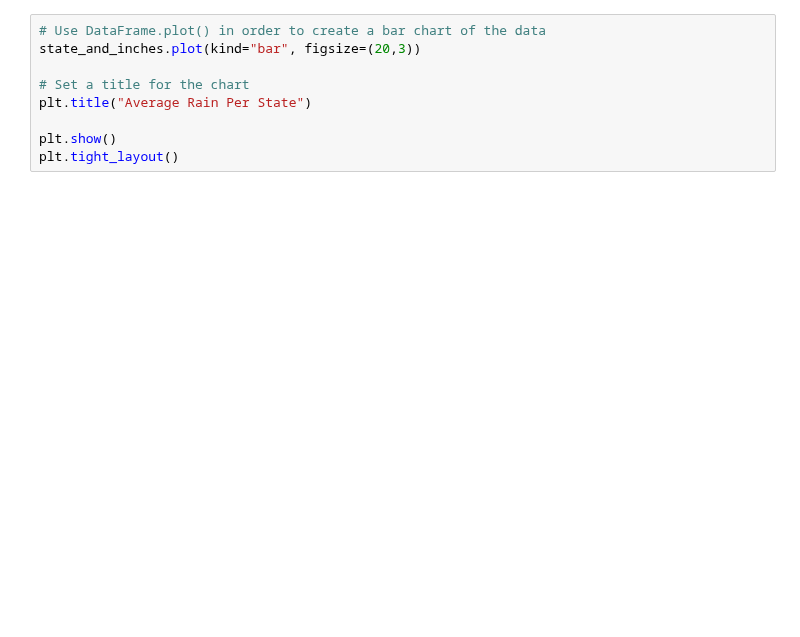
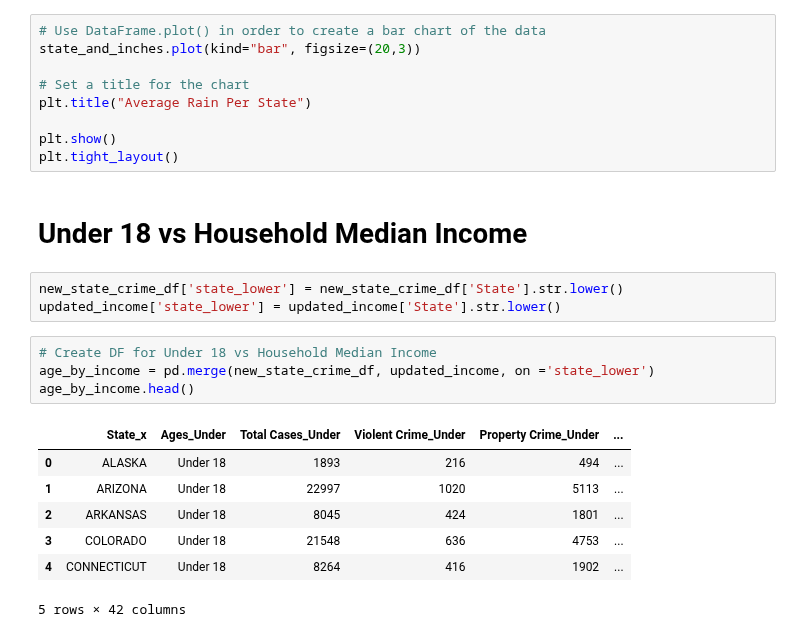
Before and after one commit to sjuarez382/UCI-Group_Project_1-Team9, a Jupyter notebook: State_Crime_Updated.ipynb, the cells around one changed output. Cells and saved outputs as stored; diff of their text form; blank space fills up the shorter version.

```diff
--- a/State_Crime_Updated.ipynb
+++ b/State_Crime_Updated.ipynb
@@ -388,3 +374,20 @@ plt.title("Average Rain Per State")
 
 plt.show()
 plt.tight_layout()
+# %% [markdown]
+# Under 18 vs Household Median Income
+# %%
+new_state_crime_df['state_lower'] = new_state_crime_df['State'].str.lower()
+updated_income['state_lower'] = updated_income['State'].str.lower()
+# %%
+# Create DF for Under 18 vs Household Median Income
+age_by_income = pd.merge(new_state_crime_df, updated_income, on ='state_lower')
+age_by_income.head()
+# %% [output]
+|  | State_x | Ages_Under | Total Cases_Under | Violent Crime_Under | Property Crime_Under | ... |
+| 0 | ALASKA | Under 18 | 1893 | 216 | 494 | ... |
+| 1 | ARIZONA | Under 18 | 22997 | 1020 | 5113 | ... |
+| 2 | ARKANSAS | Under 18 | 8045 | 424 | 1801 | ... |
+| 3 | COLORADO | Under 18 | 21548 | 636 | 4753 | ... |
+| 4 | CONNECTICUT | Under 18 | 8264 | 416 | 1902 | ... |
+5 rows × 42 columns
```
Also changed, not shown: parts of 10 cells of this notebook, 1 other file.
